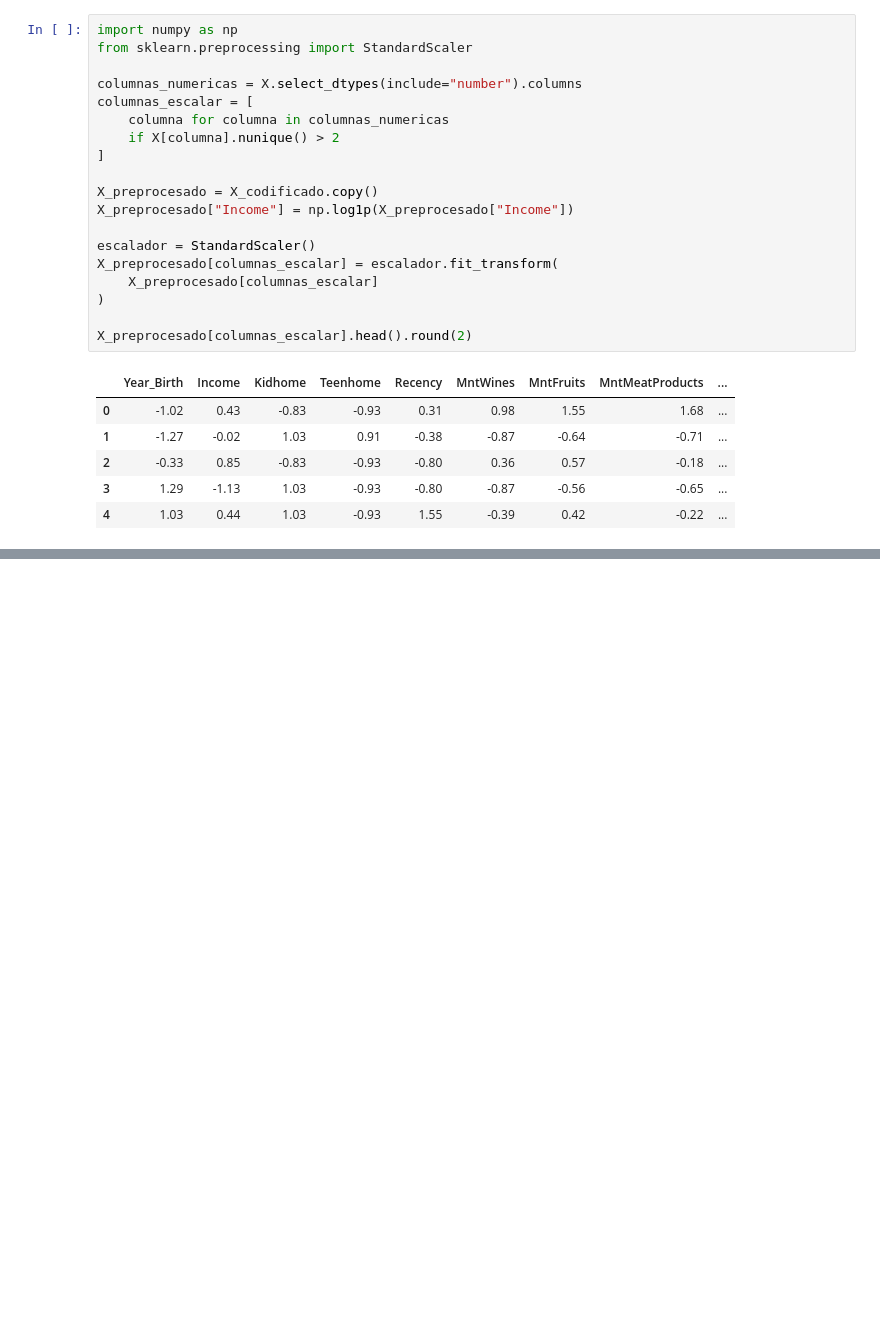
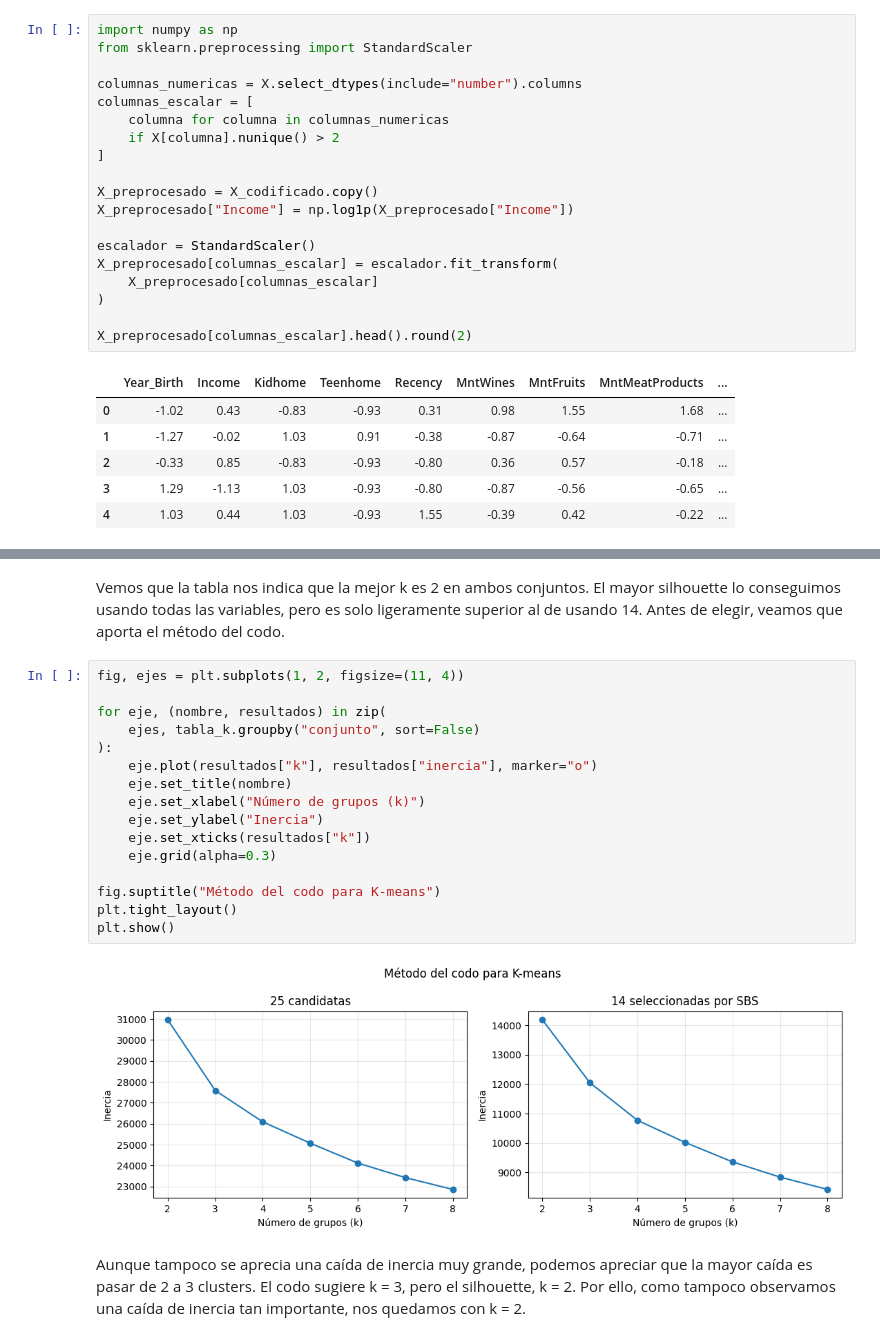
Before and after one commit to anton-p0g/proyecto-clustering, a Jupyter notebook: practicaClustering.ipynb, the cells around one changed output, grey strips where cells are left out. Cells and saved outputs as stored; diff of their text form; blank space fills up the shorter version.

```diff
--- a/practicaClustering.ipynb
+++ b/practicaClustering.ipynb
@@ -400,0 +459,22 @@ Con k = 3, SBS conservó 20 de las 25 variables candidatas. Retiró `Income`, `M
+# %% [markdown]
+Vemos que la tabla nos indica que la mejor k es 2 en ambos conjuntos. El mayor silhouette lo conseguimos usando todas las variables, pero es solo ligeramente superior al de usando 14. Antes de elegir, veamos que aporta el método del codo.
+# %%
+fig, ejes = plt.subplots(1, 2, figsize=(11, 4))
+
+for eje, (nombre, resultados) in zip(
+    ejes, tabla_k.groupby("conjunto", sort=False)
+):
+    eje.plot(resultados["k"], resultados["inercia"], marker="o")
+    eje.set_title(nombre)
+    eje.set_xlabel("Número de grupos (k)")
+    eje.set_ylabel("Inercia")
+    eje.set_xticks(resultados["k"])
+    eje.grid(alpha=0.3)
+
+fig.suptitle("Método del codo para K-means")
+plt.tight_layout()
+plt.show()
+# %% [output]
+[figure, added]
+# %% [markdown]
+Aunque tampoco se aprecia una caída de inercia muy grande, podemos apreciar que la mayor caída es pasar de 2 a 3 clusters. El codo sugiere k = 3, pero el silhouette, k = 2. Por ello, como tampoco observamos una caída de inercia tan importante, nos quedamos con k = 2.
```
Also changed, not shown: parts of 34 cells of this notebook.
